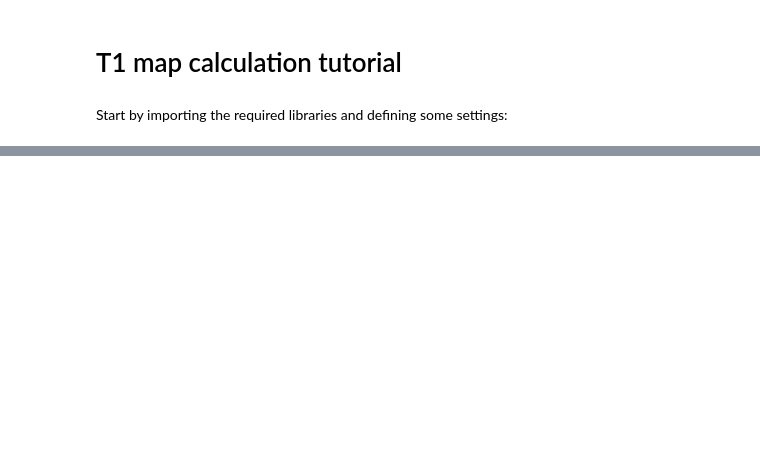
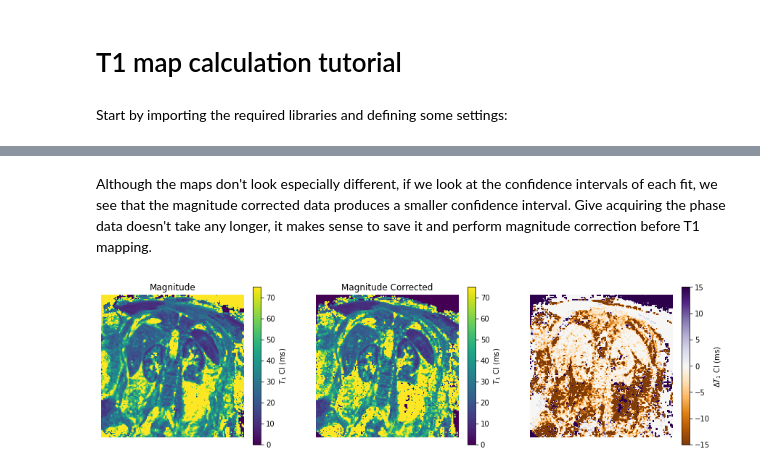
Before and after one commit to UKRIN-MAPS/ukat, a Jupyter notebook: tutorials/t1_calculation.ipynb, the cells around one changed output, grey strips where cells are left out. Drawn from its saved outputs; the diff is of its cells as text; code cells hidden in the pictures; blank space fills up the shorter version.

```diff
--- a/tutorials/t1_calculation.ipynb
+++ b/tutorials/t1_calculation.ipynb
@@ -76,0 +89,30 @@ nib.save(t1_nifti_object_philips, OUTPUT_PATH_PHILIPS)
+# %% [markdown]
+Although the maps don't look especially different, if we look at the confidence intervals of each fit, we see that the
+magnitude corrected data produces a smaller confidence interval. Give acquiring the phase data doesn't take any longer, it
+makes sense to save it and perform magnitude correction before T1 mapping.
+# %%
+fig, (ax1, ax2, ax3) = plt.subplots(1, 3, figsize=(15, 4))
+
+# Display the confidence intervals of the T1 map generated from the raw magnitude data
+im = ax1.imshow(np.rot90(mapper_raw_modulus.t1_err), cmap='viridis', clim=(0, 75))
+cb = fig.colorbar(im, ax=ax1)
+cb.set_label('$T_1$ CI (ms)')
+ax1.axis('off')
+ax1.set_title('Magnitude')
+
+# Display the confidence intervals of the T1 map generated from the magnitude corrected data
+im = ax2.imshow(np.rot90(mapper_mag_corrected_modulus.t1_err), cmap='viridis', clim=(0, 75))
+cb = fig.colorbar(im, ax=ax2)
+cb.set_label('$T_1$ CI (ms)')
+ax2.axis('off')
+ax2.set_title('Magnitude Corrected')
+
+# Display the difference in confidence intervals between the two T1 mapping methods
+im = ax3.imshow(np.rot90(mapper_raw_modulus.t1_err - mapper_mag_corrected_modulus.t1_err), cmap='PuOr', clim=(-15, 15))
+cb = fig.colorbar(im, ax=ax3)
+cb.set_label('$\Delta T_1$ CI (ms)')
+ax3.axis('off')
+
+plt.show()
+# %% [output]
+[figure, added]
```
Also changed, not shown: parts of 19 cells of this notebook, 1 other file.
